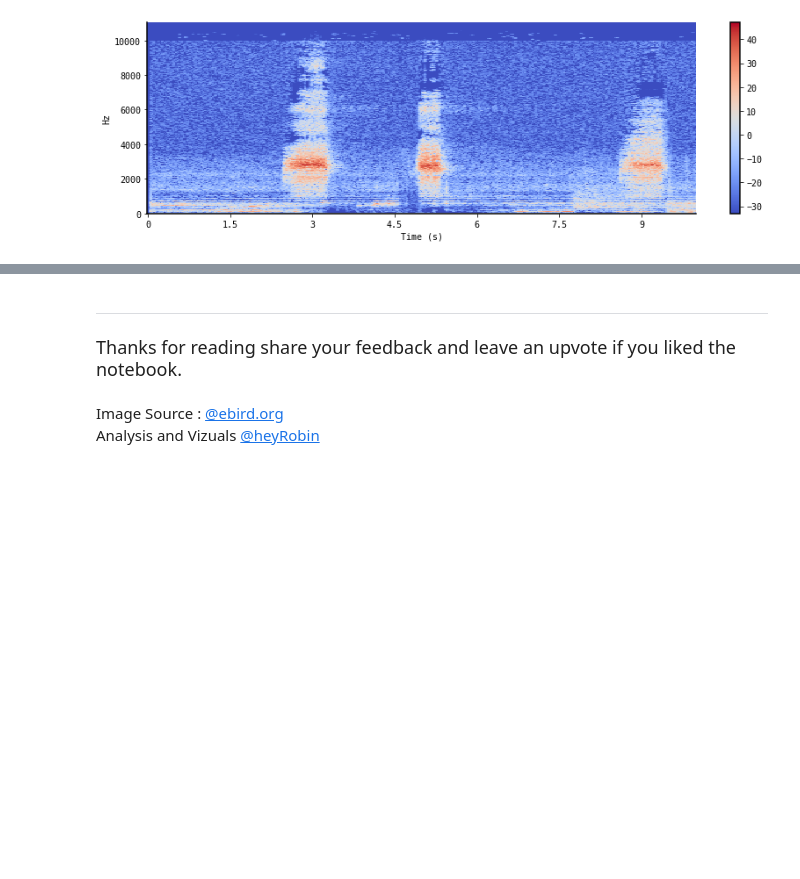
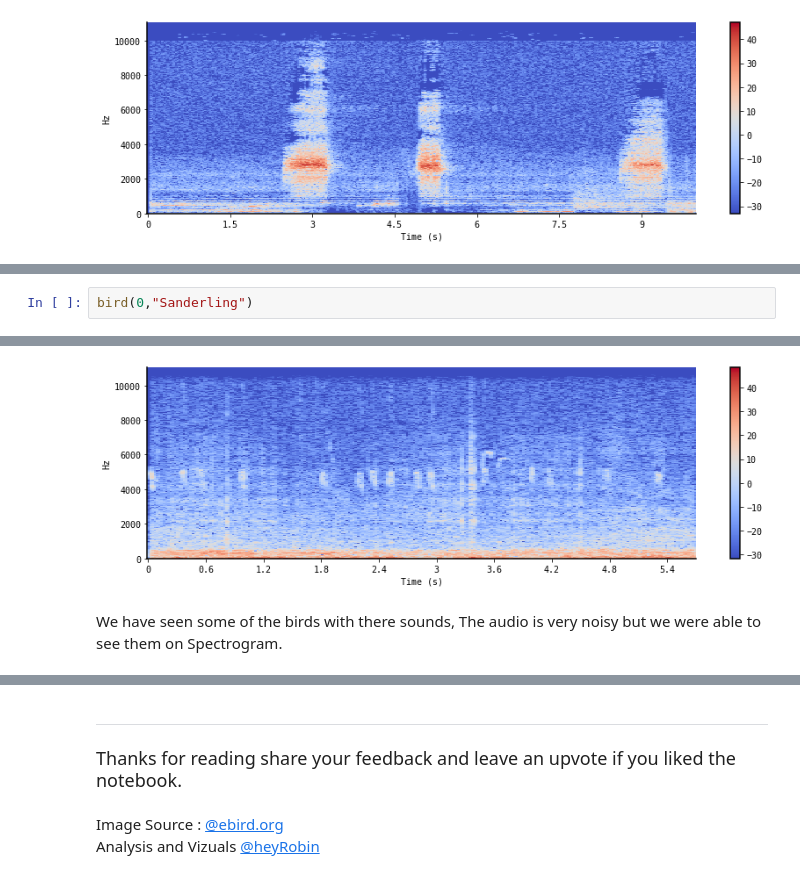
Before and after one commit to heyrobin/Birds-identify-eda, a Jupyter notebook: birds-eda.ipynb, the cells around one changed output, grey strips where cells are left out. Drawn from its saved outputs; the diff is of its cells as text; blank space fills up the shorter version.

```diff
--- a/birds-eda.ipynb
+++ b/birds-eda.ipynb
@@ -284,0 +325,3 @@ bird(4,"Barn Owl")
+# %%
+bird(0,"Sanderling")
+# %% [output]
@@ -284,0 +329,3 @@ bird(4,"Barn Owl")
+[figure, added]
+# %% [markdown]
+We have seen some of the birds with there sounds, The audio is very noisy but we were able to see them on Spectrogram.
```
Also changed, not shown: parts of 13 cells of this notebook.
